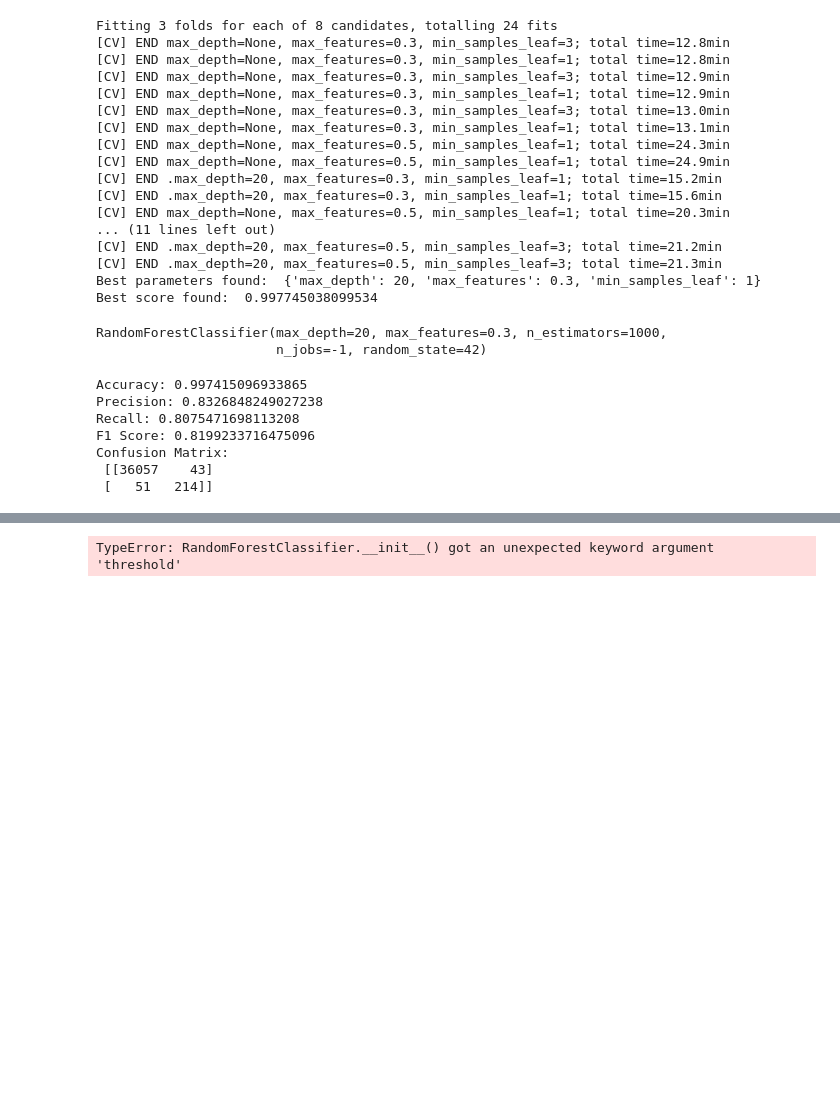
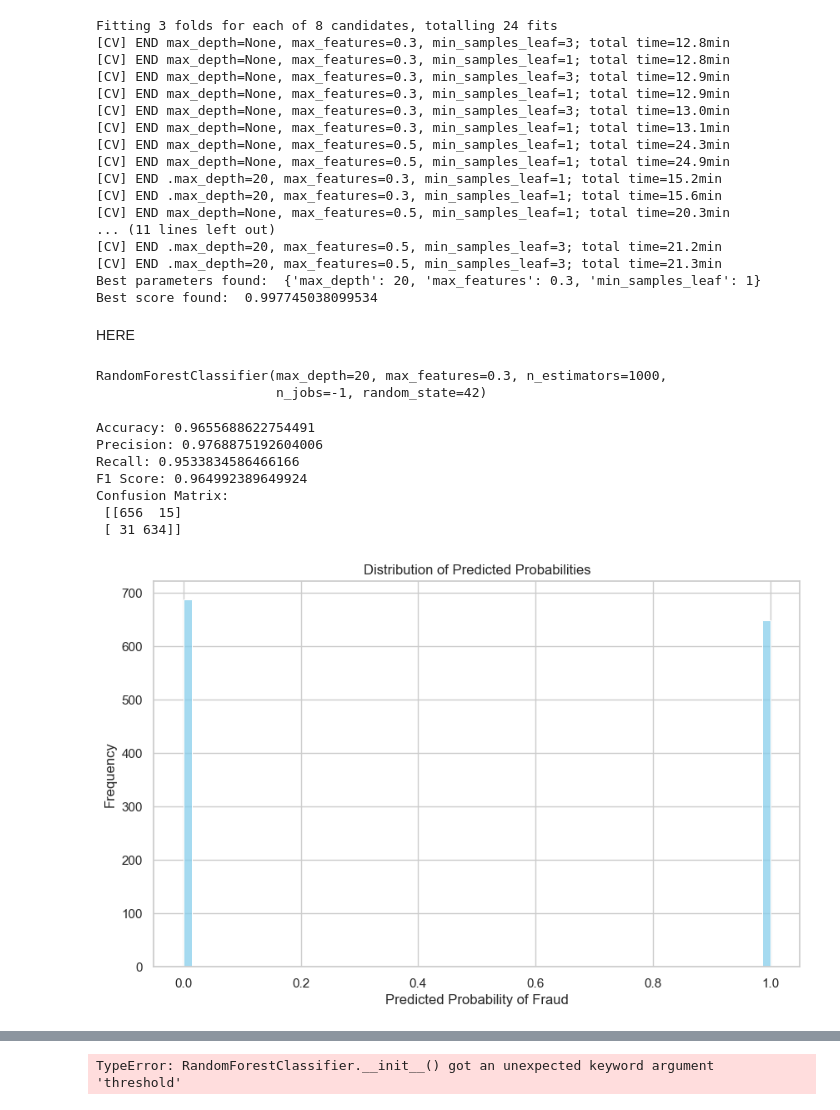
Before and after one commit to ethan-rng/dataquest, a Jupyter notebook: rachel_model.ipynb, the cells around one changed output, grey strips where cells are left out. Cells and saved outputs as stored; diff of their text form; code cells hidden in the pictures; blank space fills up the shorter version.

```diff
--- a/rachel_model.ipynb
+++ b/rachel_model.ipynb
@@ -10,4 +10,4 @@ from sklearn.neighbors import KNeighborsClassifier
 from sklearn.ensemble import RandomForestClassifier, GradientBoostingClassifier
 from sklearn.metrics import accuracy_score, precision_score, recall_score, f1_score, confusion_matrix
 # %%
-df = pd.read_csv('data/data.csv')
+df = pd.read_csv('data/data2.csv')
@@ -272,10 +280,9 @@ Fitting 3 folds for each of 8 candidates, totalling 24 fits
 [CV] END .max_depth=20, max_features=0.5, min_samples_leaf=3; total time=21.3min
 Best parameters found:  {'max_depth': 20, 'max_features': 0.3, 'min_samples_leaf': 1}
 Best score found:  0.997745038099534
+# %% [markdown]
+HERE
 # %%
-X_train, X_test, y_train, y_test = train_test_split(df.drop(['isFraud', 'Unnamed: 0'], axis=1), df['isFraud'],
-                                                    test_size=0.2, random_state=42)
-
 rtc = RandomForestClassifier(
     max_features=0.3,
     max_depth=20,
@@ -286,22 +293,39 @@ rtc = RandomForestClassifier(
     n_jobs=-1,
     )
 
-rtc.fit(X_train, y_train)
+rtc.fit(X_train, y_train["isFraud"])
 # %% [output]
 RandomForestClassifier(max_depth=20, max_features=0.3, n_estimators=1000,
                        n_jobs=-1, random_state=42)
 # %%
-y_pred = rtc.predict_proba(X_test)[:,1] >= 0.3
-print('Accuracy:', accuracy_score(y_test, y_pred))
-print('Precision:', precision_score(y_test, y_pred))
-print('Recall:', recall_score(y_test, y_pred))
-print('F1 Score:', f1_score(y_test, y_pred))
-print('Confusion Matrix:\n', confusion_matrix(y_test, y_pred))
+y_pred = rtc.predict_proba(X_test)[:,1] >= 0.5
+print('Accuracy:', accuracy_score(y_test["isFraud"], y_pred))
+print('Precision:', precision_score(y_test["isFraud"], y_pred))
+print('Recall:', recall_score(y_test["isFraud"], y_pred))
+print('F1 Score:', f1_score(y_test["isFraud"], y_pred))
+print('Confusion Matrix:\n', confusion_matrix(y_test["isFraud"], y_pred))
 # %% [output]
-Accuracy: 0.997415096933865
-Precision: 0.8326848249027238
-Recall: 0.8075471698113208
-F1 Score: 0.8199233716475096
+Accuracy: 0.9655688622754491
+Precision: 0.9768875192604006
+Recall: 0.9533834586466166
+F1 Score: 0.964992389649924
 Confusion Matrix:
- [[36057    43]
- [   51   214]]
+ [[656  15]
+ [ 31 634]]
+# %%
+import matplotlib.pyplot as plt
+import seaborn as sns
+
+# Setting the style
+sns.set(style='whitegrid')
+
+# Plotting histogram of the probabilities
+plt.figure(figsize=(10, 6))
+sns.histplot(y_pred, bins=70, kde=False, color='skyblue')
+plt.title('Distribution of Predicted Probabilities')
+plt.xlabel('Predicted Probability of Fraud')
+plt.ylabel('Frequency')
+
+plt.show()
+# %% [output]
+[figure, added]
```
Also changed, not shown: parts of 12 cells of this notebook, 3 other files.
